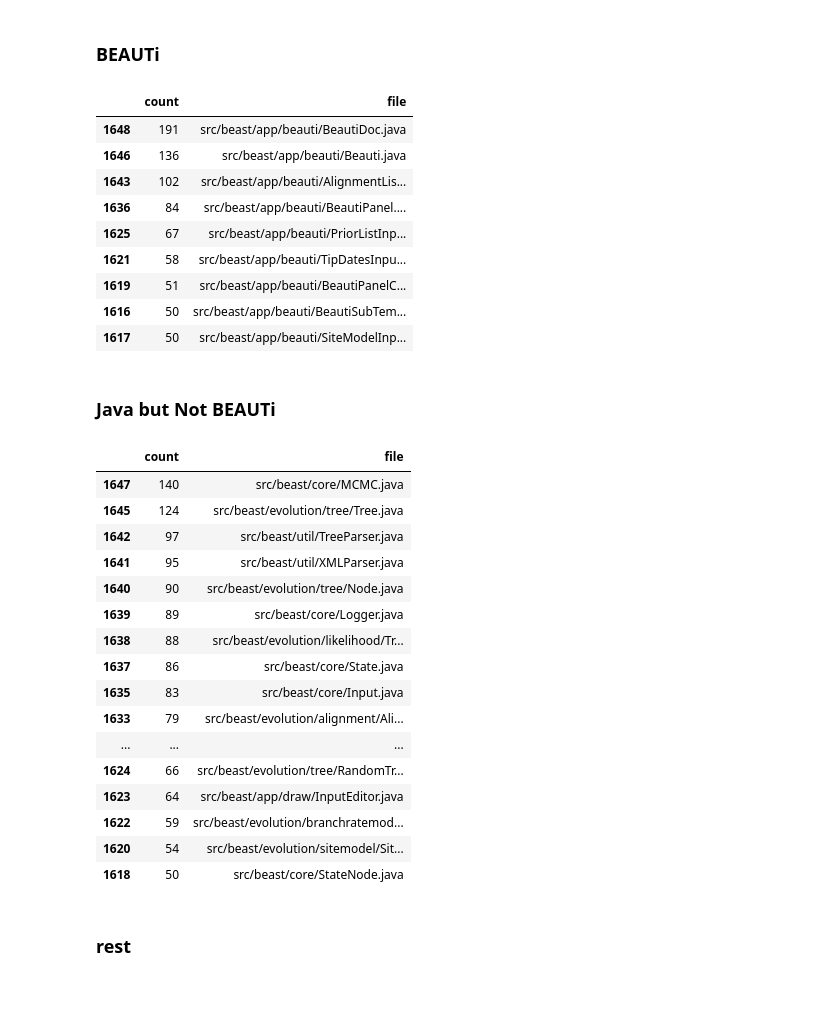
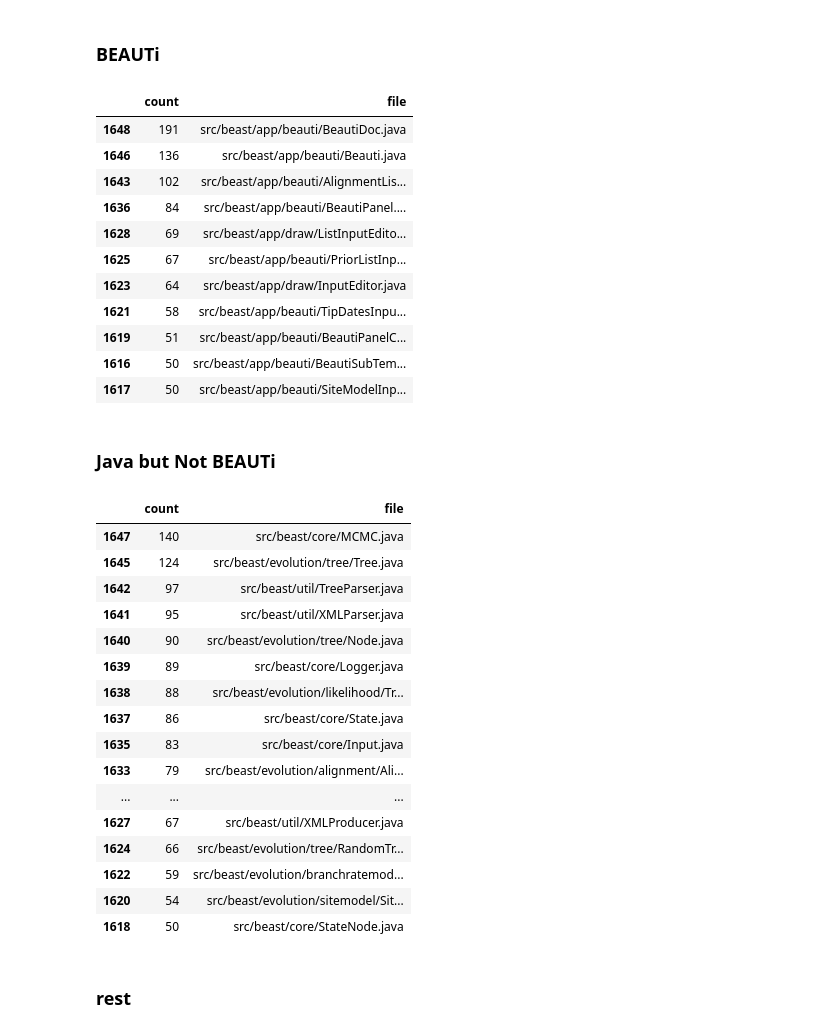
Before and after one commit to CompEvol/beast2report, a Jupyter notebook: report.ipynb, the cells around one changed output. Drawn from its saved outputs; the diff is of its cells as text; code cells hidden in the pictures; blank space fills up the shorter version.

```diff
--- a/report.ipynb
+++ b/report.ipynb
@@ -65,14 +66,16 @@ nrow(freq)
 # %% [markdown]
 ### BEAUTi
 # %%
-freq[grep("beauti", freq$file),]
+freq[grepl("beauti", freq$file) | grepl("draw", freq$file),]
 # %% [output]
 |  | count | file |
 | 1648 | 191 | src/beast/app/beauti/BeautiDoc.java |
 | 1646 | 136 | src/beast/app/beauti/Beauti.java |
 | 1643 | 102 | src/beast/app/beauti/AlignmentLis... |
 | 1636 | 84 | src/beast/app/beauti/BeautiPanel.... |
+| 1628 | 69 | src/beast/app/draw/ListInputEdito... |
 | 1625 | 67 | src/beast/app/beauti/PriorListInp... |
+| 1623 | 64 | src/beast/app/draw/InputEditor.java |
 | 1621 | 58 | src/beast/app/beauti/TipDatesInpu... |
 | 1619 | 51 | src/beast/app/beauti/BeautiPanelC... |
 | 1616 | 50 | src/beast/app/beauti/BeautiSubTem... |
@@ -80,7 +83,8 @@ freq[grep("beauti", freq$file),]
 # %% [markdown]
 ### Java but Not BEAUTi
 # %%
-freq[grepl(".java", freq$file) & !grepl("beauti", freq$file),]
+freq[grepl(".java", freq$file) &
+     !(grepl("beauti", freq$file) | grepl("draw", freq$file)),]
 # %% [output]
 |  | count | file |
 | 1647 | 140 | src/beast/core/MCMC.java |
@@ -94,8 +98,8 @@ freq[grepl(".java", freq$file) & !grepl("beauti", freq$file),]
 | 1635 | 83 | src/beast/core/Input.java |
 | 1633 | 79 | src/beast/evolution/alignment/Ali... |
 | ... | ... | ... |
+| 1627 | 67 | src/beast/util/XMLProducer.java |
 | 1624 | 66 | src/beast/evolution/tree/RandomTr... |
-| 1623 | 64 | src/beast/app/draw/InputEditor.java |
 | 1622 | 59 | src/beast/evolution/branchratemod... |
 | 1620 | 54 | src/beast/evolution/sitemodel/Sit... |
 | 1618 | 50 | src/beast/core/StateNode.java |
```
Also changed, not shown: parts of 14 cells of this notebook.
